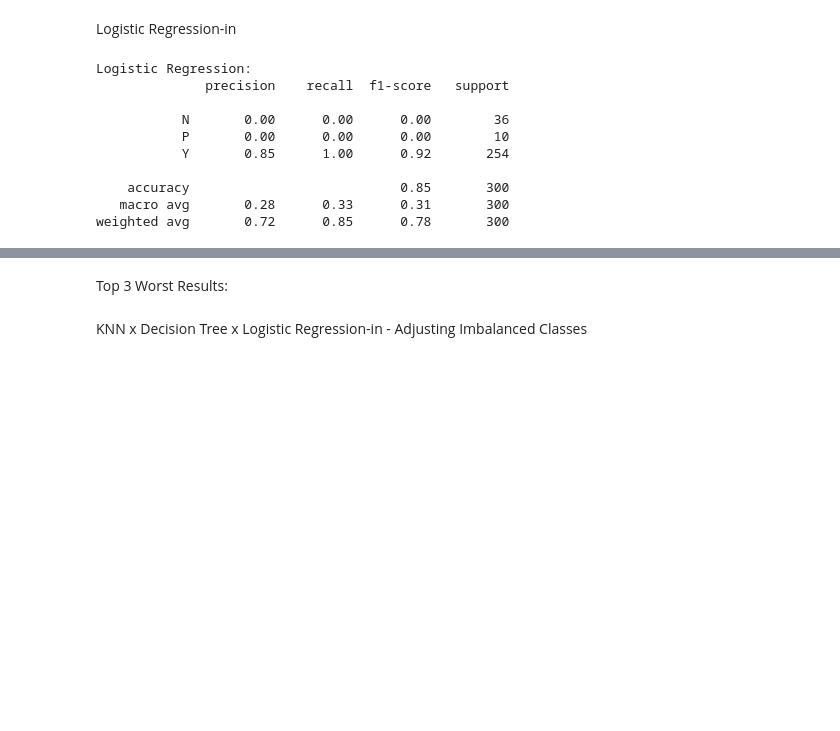
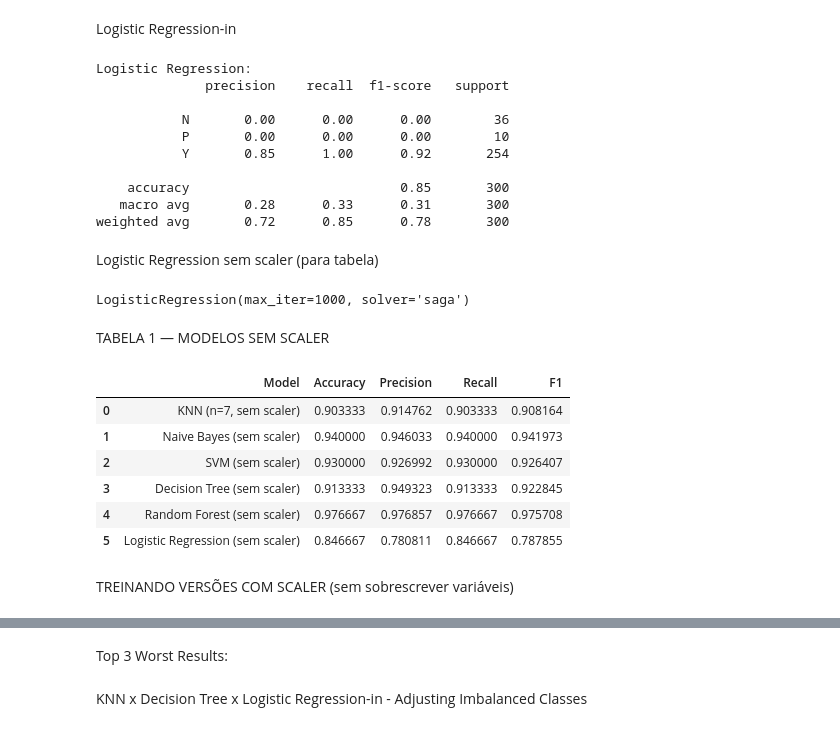
Before and after one commit to leticiagomesilva/Predicting-Diabetes, a Jupyter notebook: jupyter-lab/notebook.ipynb, the cells around one changed output, grey strips where cells are left out. Cells and saved outputs as stored; diff of their text form; code cells hidden in the pictures; blank space fills up the shorter version.

```diff
--- a/jupyter-lab/notebook.ipynb
+++ b/jupyter-lab/notebook.ipynb
@@ -186,0 +201,7 @@ weighted avg       0.85      0.89      0.87       300
+# %%
+knn_new = KNeighborsClassifier(n_neighbors=7)
+knn_new.fit(X_train, y_train)
+y_pred_knn_new = knn_new.predict(X_test)
+
+print("KNN new:")
+print(classification_report(y_test, y_pred_knn_new, zero_division=0))
@@ -186,0 +221,7 @@ weighted avg       0.85      0.89      0.87       300
+# %%
+knn_new_s = KNeighborsClassifier(n_neighbors=7)
+knn_new_s.fit(X_train_scaled, y_train)
+y_pred_knn_new_s = knn_new_s.predict(X_test_scaled)
+
+print("KNN new scaled:")
+print(classification_report(y_test, y_pred_knn_new_s, zero_division=0))
@@ -284,3 +337,50 @@ Logistic Regression:
     accuracy                           0.85       300
    macro avg       0.28      0.33      0.31       300
 weighted avg       0.72      0.85      0.78       300
+# %% [markdown]
+Logistic Regression sem scaler (para tabela)
+# %%
+log_no_scaler = LogisticRegression(solver='saga', max_iter=1000)
+log_no_scaler.fit(X_train, y_train)
+# %% [output]
+LogisticRegression(max_iter=1000, solver='saga')
+# %% [markdown]
+TABELA 1 — MODELOS SEM SCALER
+# %%
+from sklearn.metrics import precision_recall_fscore_support
+
+models_no_scaler = {
+    "KNN (n=7, sem scaler)": knn_new,
+    "Naive Bayes (sem scaler)": nb,
+    "SVM (sem scaler)": svm,
+    "Decision Tree (sem scaler)": dt,
+    "Random Forest (sem scaler)": rf,
+    "Logistic Regression (sem scaler)": log_no_scaler
+}
+
+results_no_scaler = []
+
+for name, model in models_no_scaler.items():
+    preds = model.predict(X_test)
+    acc = accuracy_score(y_test, preds)
+    precision, recall, f1, _ = precision_recall_fscore_support(
+        y_test, preds, average="weighted"
+    )
+    results_no_scaler.append([name, acc, precision, recall, f1])
+
+df_no_scaler = pd.DataFrame(
+    results_no_scaler,
+    columns=["Model", "Accuracy", "Precision", "Recall", "F1"]
+)
+
+df_no_scaler
+# %% [output]
+|  | Model | Accuracy | Precision | Recall | F1 |
+| 0 | KNN (n=7, sem scaler) | 0.903333 | 0.914762 | 0.903333 | 0.908164 |
+| 1 | Naive Bayes (sem scaler) | 0.940000 | 0.946033 | 0.940000 | 0.941973 |
+| 2 | SVM (sem scaler) | 0.930000 | 0.926992 | 0.930000 | 0.926407 |
+| 3 | Decision Tree (sem scaler) | 0.913333 | 0.949323 | 0.913333 | 0.922845 |
+| 4 | Random Forest (sem scaler) | 0.976667 | 0.976857 | 0.976667 | 0.975708 |
+| 5 | Logistic Regression (sem scaler) | 0.846667 | 0.780811 | 0.846667 | 0.787855 |
+# %% [markdown]
+TREINANDO VERSÕES COM SCALER (sem sobrescrever variáveis)
```
Also changed, not shown: parts of 23 cells of this notebook.
